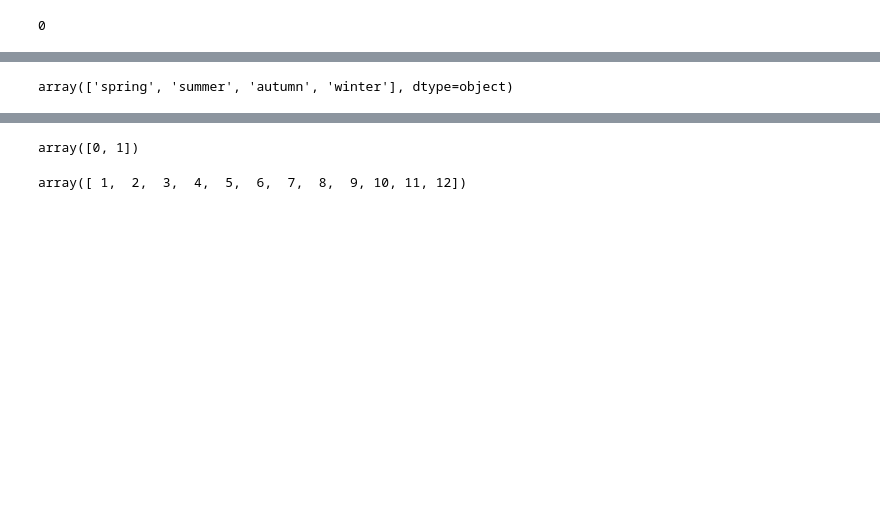
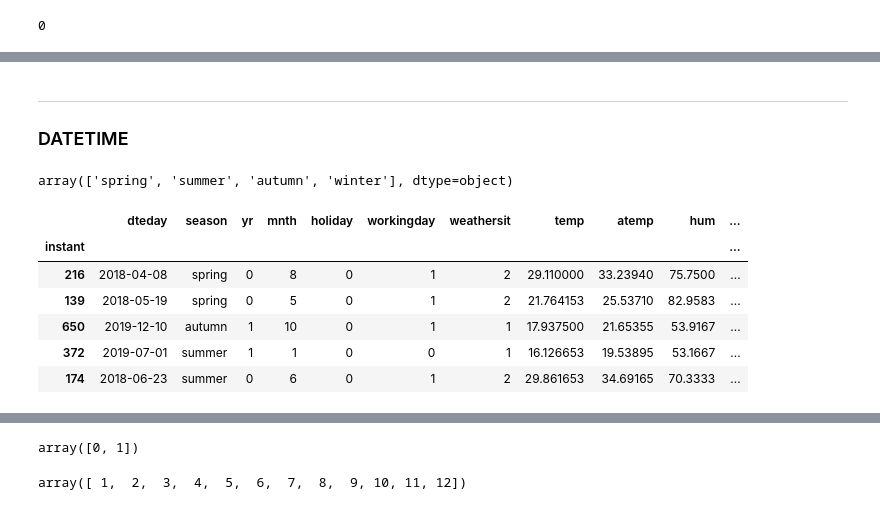
Before and after one commit to Adalab/DA-project-da-promo-c-modulo-3-team-6, a Jupyter notebook: sprint1/sprint1.ipynb, the cells around one changed output, grey strips where cells are left out. Cells and saved outputs as stored; diff of their text form; code cells hidden in the pictures; blank space fills up the shorter version.

```diff
--- a/sprint1/sprint1.ipynb
+++ b/sprint1/sprint1.ipynb
@@ -103,7 +144,42 @@ casual        0
 registered    0
 cnt           0
 dtype: int64
+# %% [markdown]
+***
+
+### DATETIME
+# %%
+ # Cambiamos la columna dteday a datetime
+df.dteday = pd.to_datetime(df.dteday)
 # %%
 df["season"].unique()
 # %% [output]
 array(['spring', 'summer', 'autumn', 'winter'], dtype=object)
+# %%
+# Como las estaciones no coinciden con la fecha, creamos una función para ponerlo bien
+def season_of_date(col):
+    year= col.year
+    seasons = {'spring': pd.date_range(start= '21-03-' + str(year), end= '20-06-' + str(year) ),
+               'summer': pd.date_range(start= '21-06-' + str(year), end= '22-09-' + str(year) ),
+               'autumn': pd.date_range(start= '23-09-' + str(year), end= '20-12-' + str(year))}
+    if col in seasons['spring']:
+        return 'spring'
+    if col in seasons['summer']:
+        return 'summer'
+    if col in seasons['autumn']:
+        return 'autumn'
+    else:
+        return 'winter'
+# %%
+# Pasamos la funcion
+df["season"] = df["dteday"].apply(season_of_date)
+# %%
+df.sample(5)
+# %% [output]
+|  | dteday | season | yr | mnth | holiday | workingday | weathersit | temp | atemp | hum | ... |
+| instant |  |  |  |  |  |  |  |  |  |  | ... |
+| 216 | 2018-04-08 | spring | 0 | 8 | 0 | 1 | 2 | 29.110000 | 33.23940 | 75.7500 | ... |
+| 139 | 2018-05-19 | spring | 0 | 5 | 0 | 1 | 2 | 21.764153 | 25.53710 | 82.9583 | ... |
+| 650 | 2019-12-10 | autumn | 1 | 10 | 0 | 1 | 1 | 17.937500 | 21.65355 | 53.9167 | ... |
+| 372 | 2019-07-01 | summer | 1 | 1 | 0 | 0 | 1 | 16.126653 | 19.53895 | 53.1667 | ... |
+| 174 | 2018-06-23 | summer | 0 | 6 | 0 | 1 | 2 | 29.861653 | 34.69165 | 70.3333 | ... |
```
Also changed, not shown: parts of 35 cells of this notebook.
